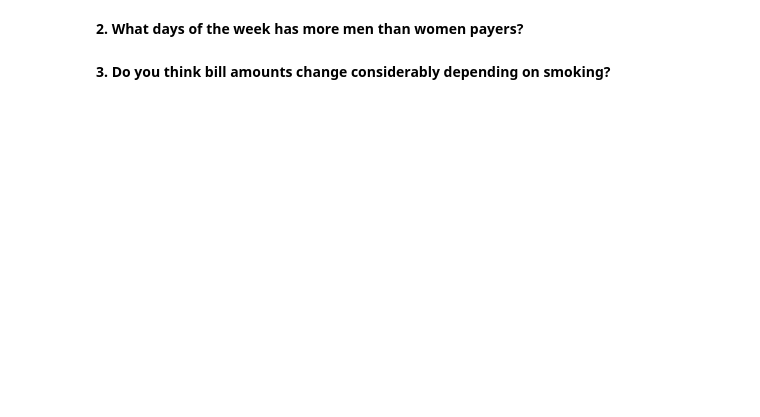
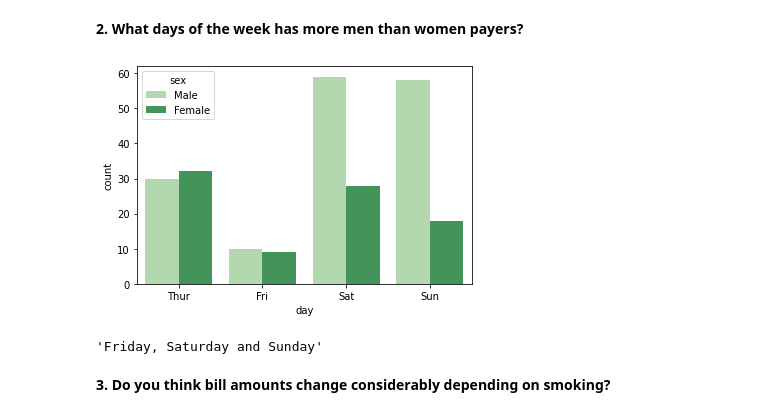
Before and after one commit to ironhack-datalabs/datamad1020-rev, a Jupyter notebook: module-1/lab-matplotlib-seaborn/your-code/challenge-1.ipynb, the cells around one changed output. Drawn from its saved outputs; the diff is of its cells as text; code cells hidden in the pictures; blank space fills up the shorter version.

```diff
--- a/module-1/lab-matplotlib-seaborn/your-code/challenge-1.ipynb
+++ b/module-1/lab-matplotlib-seaborn/your-code/challenge-1.ipynb
@@ -15,4 +51,12 @@ Answer all questions by drawing a graph. Then explain.
 # %% [markdown]
 **2. What days of the week has more men than women payers?**
+# %%
+sns_plot = sns.countplot(x=tips.day, hue=tips.sex, palette="Greens")
+# %% [output]
+[figure, added]
+# %%
+"Friday, Saturday and Sunday"
+# %% [output]
+'Friday, Saturday and Sunday'
 # %% [markdown]
 **3. Do you think bill amounts change considerably depending on smoking?**
```
Also changed, not shown: parts of 9 cells of this notebook, 1 other file.
